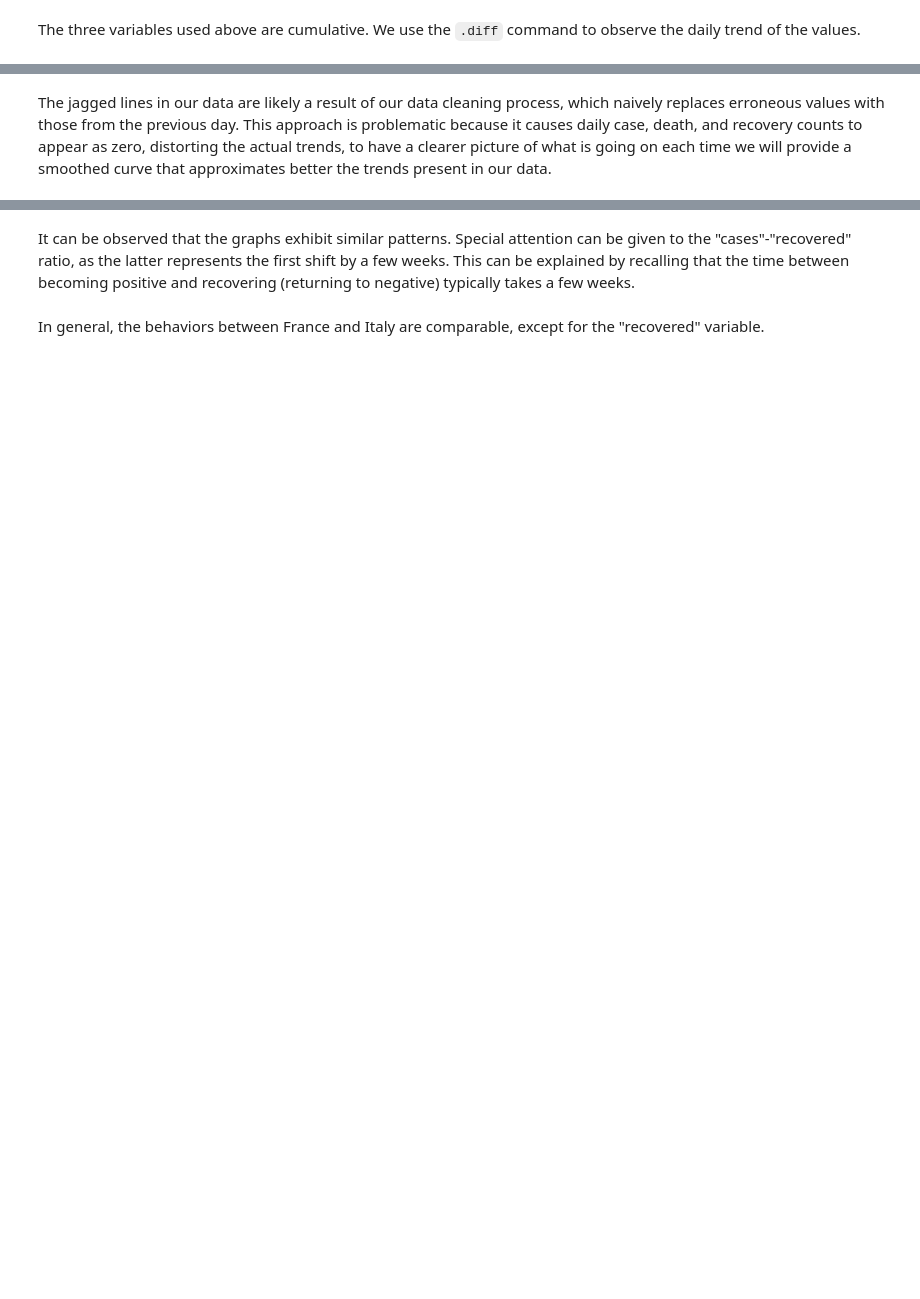
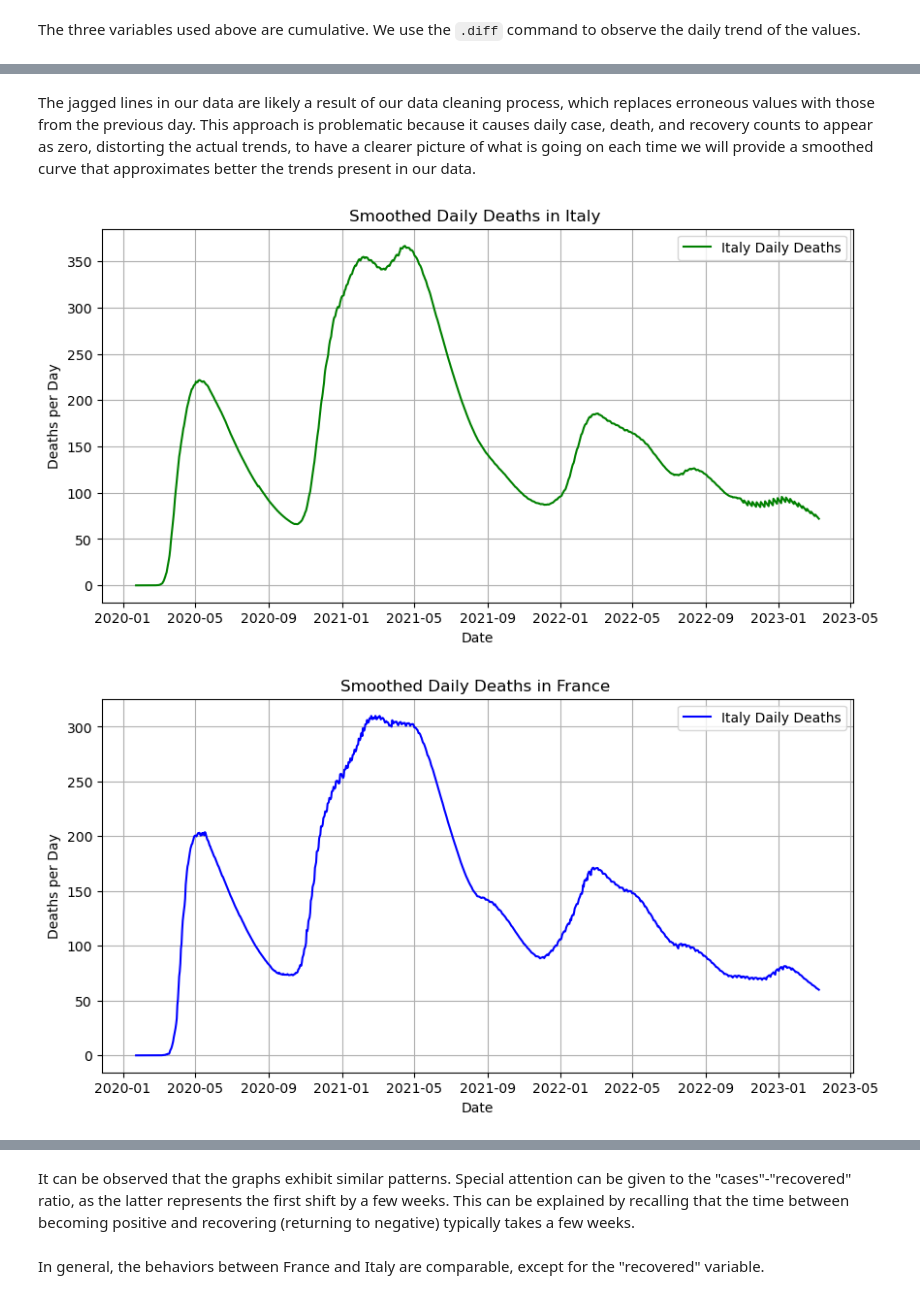
Before and after one commit to Gerva02/Python_for_data_science, a Jupyter notebook: Second.ipynb, the cells around one changed output, grey strips where cells are left out. Cells and saved outputs as stored; diff of their text form; code cells hidden in the pictures; blank space fills up the shorter version.

```diff
--- a/Second.ipynb
+++ b/Second.ipynb
@@ -166,26 +222,29 @@ plt.show()
 # %% [markdown]
-The jagged lines in our data are likely a result of our data cleaning process, which naively replaces erroneous values with those from the previous day. This approach is problematic because it causes daily case, death, and recovery counts to appear as zero, distorting the actual trends, to have a clearer picture of what is going on each time we will provide a smoothed curve that approximates better the trends present in our data.
+The jagged lines in our data are likely a result of our data cleaning process, which replaces erroneous values with those from the previous day. This approach is problematic because it causes daily case, death, and recovery counts to appear as zero, distorting the actual trends, to have a clearer picture of what is going on each time we will provide a smoothed curve that approximates better the trends present in our data.
 # %%
 smoothed_data_it = data_it["daily_deaths"].ewm( alpha = 0.01 , adjust=False).mean()
-smoothed_data_fr = data_it["daily_deaths"].ewm( alpha = 0.01 , adjust=False).mean()
+smoothed_data_fr = data_fr["daily_deaths"].ewm( alpha = 0.01 , adjust=False).mean()
 
 plt.figure(figsize=(10, 5))
 plt.plot(data_it.index, smoothed_data_it, label="Italy Daily Deaths", color="green")
 plt.title("Smoothed Daily Deaths in Italy ")
 plt.xlabel("Date")
 plt.ylabel("Deaths per Day")
 plt.legend()
 plt.grid()
 plt.show()
 
 plt.figure(figsize=(10, 5))
-plt.plot(data_it.index, smoothed_data_fr, label="Italy Daily Deaths", color="green")
+plt.plot(data_it.index, smoothed_data_fr, label="Italy Daily Deaths", color="blue")
 plt.title("Smoothed Daily Deaths in France ")
 plt.xlabel("Date")
 plt.ylabel("Deaths per Day")
 plt.legend()
 plt.grid()
 plt.show()
+# %% [output]
+[figure, added]
+[figure, added]
 # %%
 data_it["daily_cases"] = data_it["cases"].diff()
 data_fr["daily_cases"] = data_fr["cases"].diff()
```
Also changed, not shown: parts of 28 cells of this notebook.
